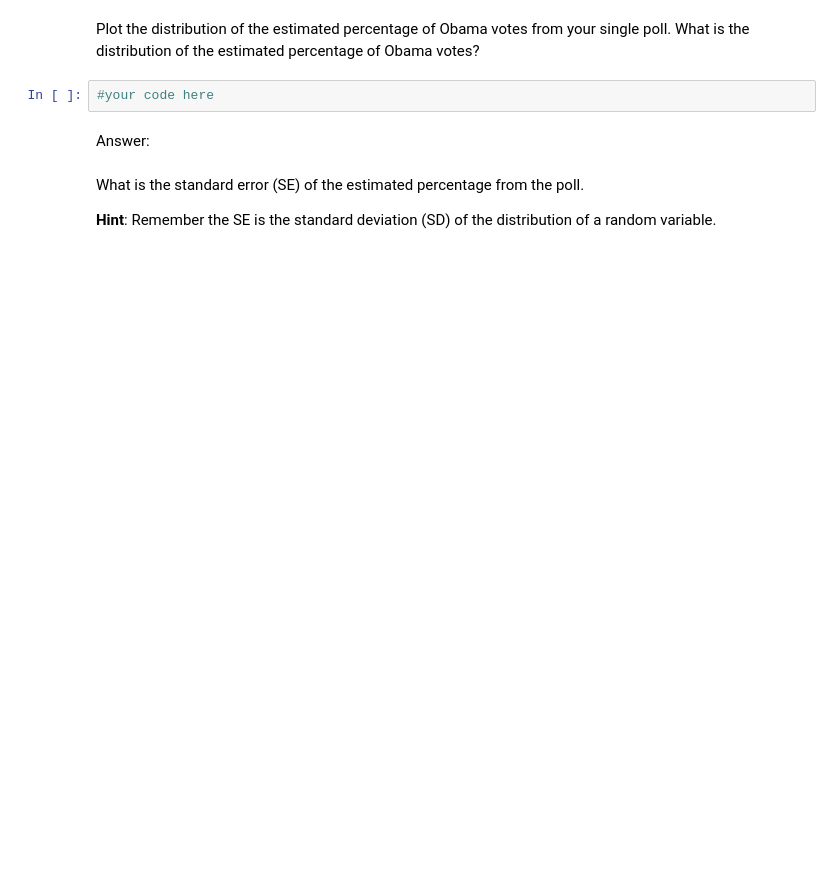
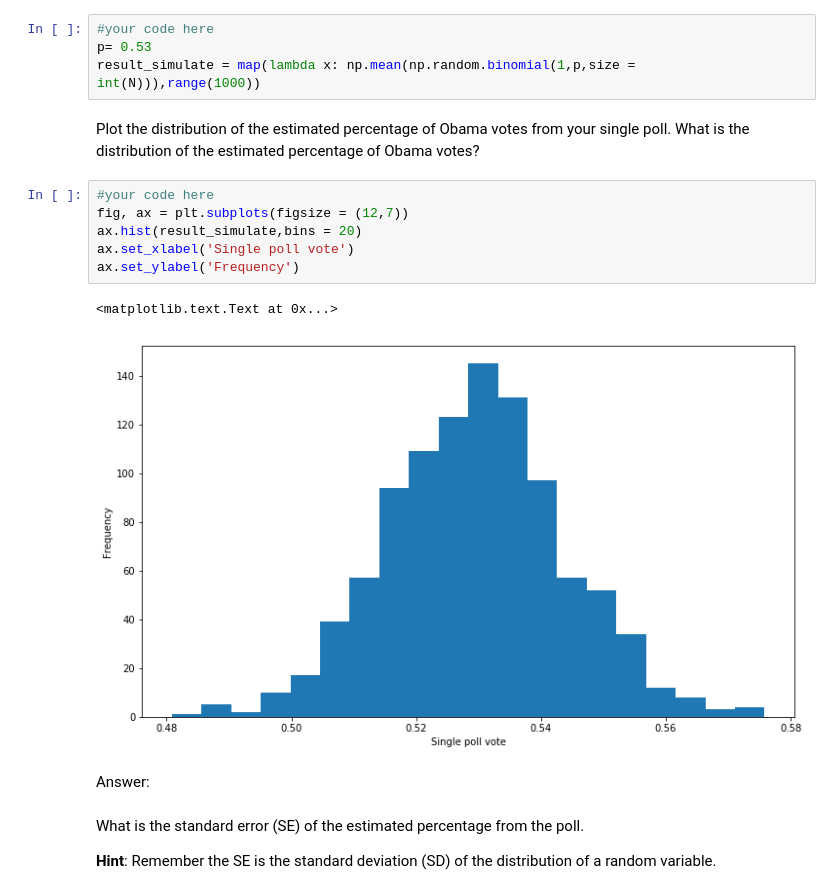
Before and after one commit to Theerit/2014, a Jupyter notebook: homework/HW2.ipynb, the cells around one changed output. Drawn from its saved outputs; the diff is of its cells as text; blank space fills up the shorter version.

```diff
--- a/homework/HW2.ipynb
+++ b/homework/HW2.ipynb
@@ -308,7 +305,18 @@ Now, perform a Monte Carlo simulation to obtain the estimated percentage of Obam
+# %%
+#your code here
+p= 0.53
+result_simulate = map(lambda x: np.mean(np.random.binomial(1,p,size = int(N))),range(1000))
 # %% [markdown]
 Plot the distribution of the estimated percentage of Obama votes from your single poll. What is the distribution of the estimated percentage of Obama votes?
-# %%
-#your code here
+# %%
+#your code here
+fig, ax = plt.subplots(figsize = (12,7))
+ax.hist(result_simulate,bins = 20)
+ax.set_xlabel('Single poll vote')
+ax.set_ylabel('Frequency')
+# %% [output]
+<matplotlib.text.Text at 0x...>
+[figure, added]
 # %% [markdown]
 Answer:
 # %% [markdown]
```
Also changed, not shown: parts of 6 cells of this notebook.
